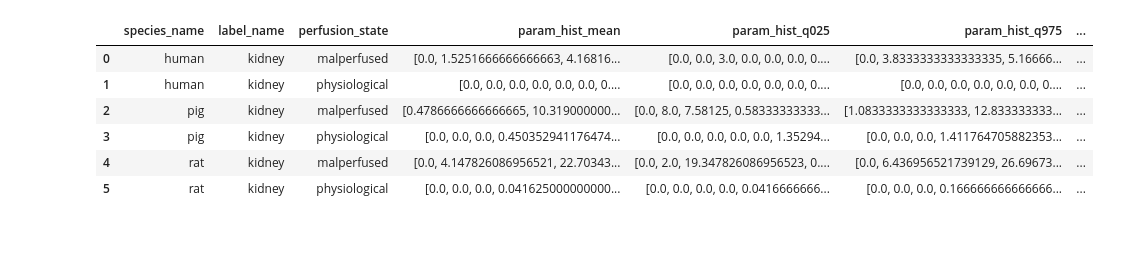
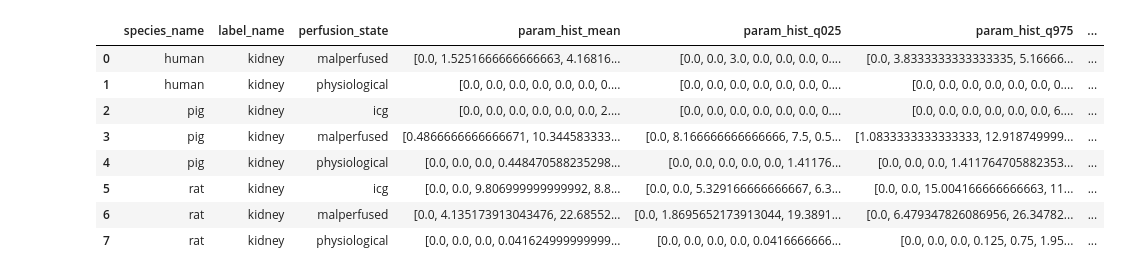
Before and after one commit to IMSY-DKFZ/htc, a Jupyter notebook: paper/XenoLearning2024/MalperfusedSpectra.ipynb, the cells around one changed output. Saved outputs shown, nothing was run; the diff lists cells and outputs as text; code cells hidden in the pictures; blank space fills up the shorter version.

```diff
--- a/paper/XenoLearning2024/MalperfusedSpectra.ipynb
+++ b/paper/XenoLearning2024/MalperfusedSpectra.ipynb
@@ -22,45 +22,47 @@ pio.kaleido.scope.mathjax = None
 # %%
 labels = settings_species.malperfused_labels
 df = ischemic_clear_table().query("label_name in @labels")
-df_all = ischemic_table().query("label_name in @labels")
+df = pd.concat([df, icg_table().query("label_name in @labels and icg_clear")])
 
 pca = PCA(n_components=2, whiten=True)
-X_pca = pca.fit(np.stack(df_all["median_normalized_spectrum"]))  # Same PCA as in the perfusion performance figure
+X_pca = pca.fit(np.stack(df["median_normalized_spectrum"]))
 X_pca = pca.transform(np.stack(df["median_normalized_spectrum"]))
 df["pca_1"] = X_pca[:, 0]
 df["pca_2"] = X_pca[:, 1]
 
 
 def _kde_estimate(x: pd.Series) -> list[float]:
     kde = KernelDensity(bandwidth=0.03).fit(x.values.reshape(-1, 1))
     scores = kde.score_samples(x_param.reshape(-1, 1))
     scores = np.exp(scores)
     return list(scores)
 
 
 x_param = np.linspace(0, 1, 100)
 dfg = df.groupby(["subject_name", "species_name", "label_name", "perfusion_state"], as_index=False).agg(
     param_hist=pd.NamedAgg(column="median_sto2", aggfunc=lambda x: list(np.histogram(x, bins=10, range=(0, 1))[0])),
     param_kde=pd.NamedAgg(column="median_sto2", aggfunc=_kde_estimate),
     median_normalized_spectrum=pd.NamedAgg(
         column="median_normalized_spectrum", aggfunc=lambda c: np.mean(np.stack(c), axis=0)
     ),
 )
 
 np.random.seed(42)
 dfg_bootstraps = dfg.groupby(["species_name", "label_name", "perfusion_state"], as_index=False).apply(
     partial(aggregator_bootstrapping, columns=["param_hist", "param_kde", "median_normalized_spectrum"]),
     include_groups=False,
 )
 dfg_bootstraps
 # %% [output]
 |  | species_name | label_name | perfusion_state | param_hist_mean | param_hist_q025 | param_hist_q975 | ... |
 | 0 | human | kidney | malperfused | [0.0, 1.5251666666666663, 4.16816... | [0.0, 0.0, 3.0, 0.0, 0.0, 0.0, 0.... | [0.0, 3.8333333333333335, 5.16666... | ... |
 | 1 | human | kidney | physiological | [0.0, 0.0, 0.0, 0.0, 0.0, 0.0, 0.... | [0.0, 0.0, 0.0, 0.0, 0.0, 0.0, 0.... | [0.0, 0.0, 0.0, 0.0, 0.0, 0.0, 0.... | ... |
-| 2 | pig | kidney | malperfused | [0.4786666666666665, 10.319000000... | [0.0, 8.0, 7.58125, 0.58333333333... | [1.0833333333333333, 12.833333333... | ... |
-| 3 | pig | kidney | physiological | [0.0, 0.0, 0.0, 0.450352941176474... | [0.0, 0.0, 0.0, 0.0, 0.0, 1.35294... | [0.0, 0.0, 0.0, 1.411764705882353... | ... |
-| 4 | rat | kidney | malperfused | [0.0, 4.147826086956521, 22.70343... | [0.0, 2.0, 19.347826086956523, 0.... | [0.0, 6.436956521739129, 26.69673... | ... |
-| 5 | rat | kidney | physiological | [0.0, 0.0, 0.0, 0.041625000000000... | [0.0, 0.0, 0.0, 0.0, 0.0416666666... | [0.0, 0.0, 0.0, 0.166666666666666... | ... |
+| 2 | pig | kidney | icg | [0.0, 0.0, 0.0, 0.0, 0.0, 0.0, 2.... | [0.0, 0.0, 0.0, 0.0, 0.0, 0.0, 0.... | [0.0, 0.0, 0.0, 0.0, 0.0, 0.0, 6.... | ... |
+| 3 | pig | kidney | malperfused | [0.4866666666666671, 10.344583333... | [0.0, 8.166666666666666, 7.5, 0.5... | [1.0833333333333333, 12.918749999... | ... |
+| 4 | pig | kidney | physiological | [0.0, 0.0, 0.0, 0.448470588235298... | [0.0, 0.0, 0.0, 0.0, 0.0, 1.41176... | [0.0, 0.0, 0.0, 1.411764705882353... | ... |
+| 5 | rat | kidney | icg | [0.0, 0.0, 9.806999999999992, 8.8... | [0.0, 0.0, 5.329166666666667, 6.3... | [0.0, 0.0, 15.004166666666663, 11... | ... |
+| 6 | rat | kidney | malperfused | [0.0, 4.135173913043476, 22.68552... | [0.0, 1.8695652173913044, 19.3891... | [0.0, 6.479347826086956, 26.34782... | ... |
+| 7 | rat | kidney | physiological | [0.0, 0.0, 0.0, 0.041624999999999... | [0.0, 0.0, 0.0, 0.0, 0.0416666666... | [0.0, 0.0, 0.0, 0.125, 0.75, 1.95... | ... |
 # %%
 n_rows = 3
 n_cols = 2
```
Also changed, not shown: parts of 4 cells of this notebook, 49 other files.
